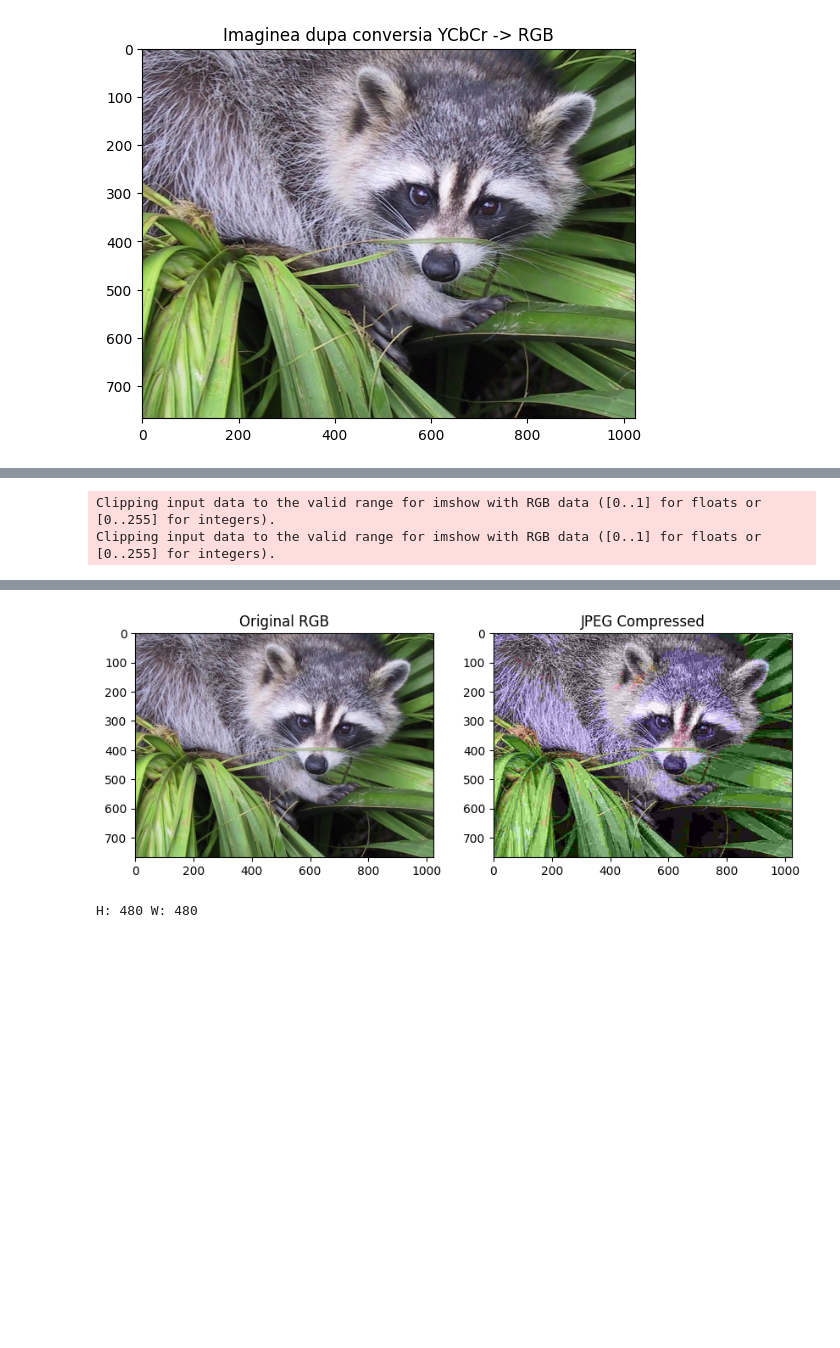
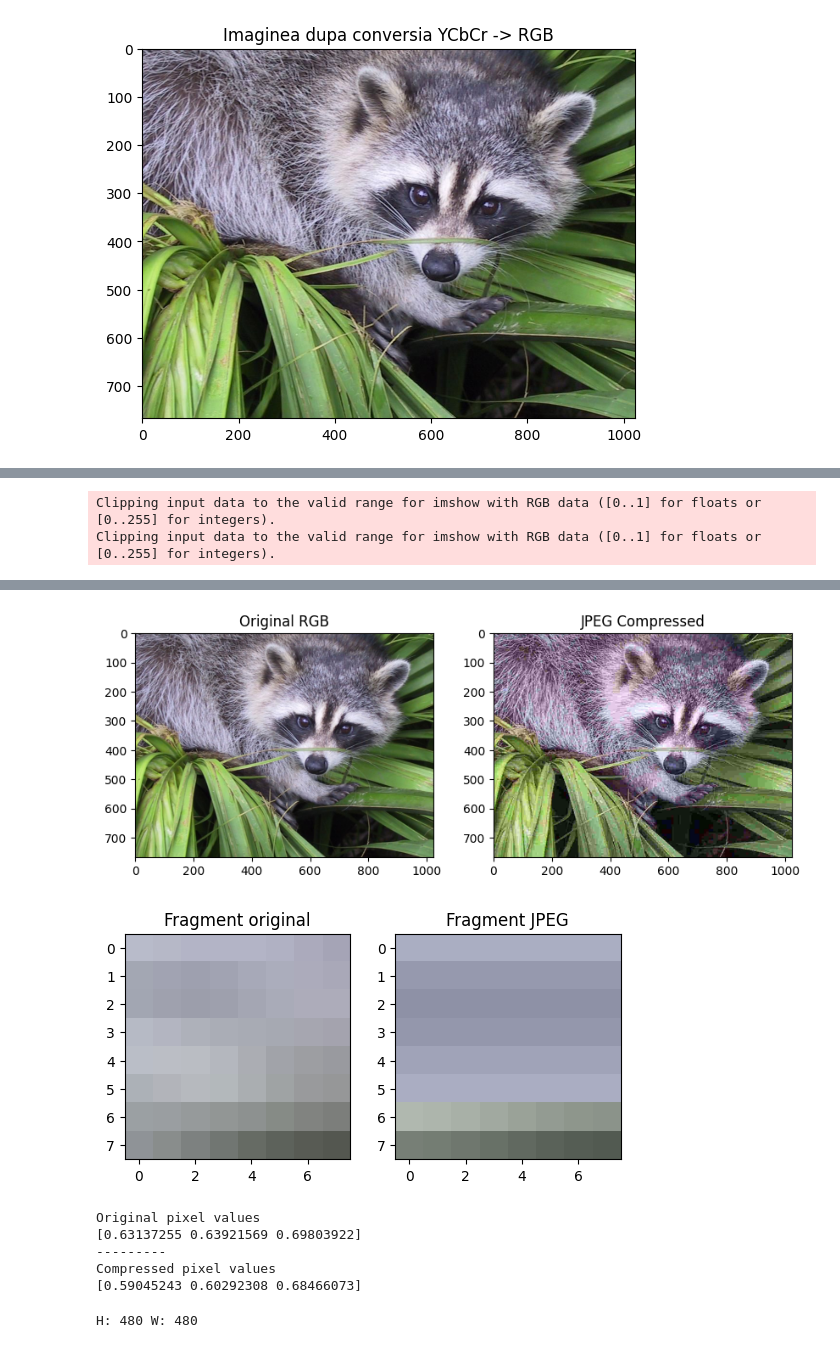
Before and after one commit to cristibc/SignalProcessingUB, a Jupyter notebook: tema1/ps-tema-01.ipynb, the cells around one changed output, grey strips where cells are left out. Cells and saved outputs as stored; diff of their text form; code cells hidden in the pictures; blank space fills up the shorter version.

```diff
--- a/tema1/ps-tema-01.ipynb
+++ b/tema1/ps-tema-01.ipynb
@@ -314,7 +356,7 @@ Cb = X_YCBCR[:, :, 1]
 Cr = X_YCBCR[:, :, 2]
 X_RGB = color.ycbcr2rgb(X_YCBCR)
 
-Q_jpeg = [[16, 11, 10, 16, 24, 40, 51, 61],
+Q_luma = [[16, 11, 10, 16, 24, 40, 51, 61],
           [12, 12, 14, 19, 26, 28, 60, 55],
           [14, 13, 16, 24, 40, 57, 69, 56],
           [14, 17, 22, 29, 51, 87, 80, 62],
@@ -323,32 +365,57 @@ Q_jpeg = [[16, 11, 10, 16, 24, 40, 51, 61],
           [49, 64, 78, 87, 103, 121, 120, 101],
           [72, 92, 95, 98, 112, 100, 103, 99]]
 
+Q_chroma = [[17, 18, 24, 47, 99, 99, 99, 99],
+            [18, 21, 26, 66, 99, 99, 99, 99],
+            [24, 26, 56, 99, 99, 99, 99, 99],
+            [47, 66, 99, 99, 99, 99, 99, 99],
+            [99, 99, 99, 99, 99, 99, 99, 99],
+            [99, 99, 99, 99, 99, 99, 99, 99],
+            [99, 99, 99, 99, 99, 99, 99, 99],
+            [99, 99, 99, 99, 99, 99, 99, 99]]
+
 # Encoding
-def encode_jpeg(input_image, Q_jpeg):
+def encode_jpeg(input_image, type, downsampling=0):
     x_rows = len(input_image)
     x_columns = len(input_image[0])
-    image_compressed = np.zeros_like(input_image)
+    image_uncompressed = input_image
+    image_compressed = np.zeros_like(image_uncompressed)
+
+    if type == "chroma":
+        Q_jpeg = Q_chroma
+    if type == "luma":
+        Q_jpeg = Q_luma
+
+    if type == "chroma":
+        if downsampling == 1:
+            for i in range(0, x_rows, 2):
+                for j in range(0, x_columns, 2):
+                    x = image_uncompressed[i:i+2, j:j+2]
+                    image_uncompressed[i:i+2, j:j+2] = np.average(x)
+
+        if downsampling == 2:
+            for i in range(0, x_rows, 2):
+                for j in range(0, x_columns, 2):
+                    x = image_uncompressed[i:i+2, j:j+2]
+                    image_uncompressed[i:i+2, j:j+2] = x[0, 0]
 
     for i in range(0, x_rows, 8):
         for j in range(0, x_columns, 8):
-                x = input_image[i:i+8:, j:j+8]
+                x = image_uncompressed[i:i+8, j:j+8]
                 y = dctn(x)
                 y_jpeg = Q_jpeg*np.round(y/Q_jpeg)
                 x_jpeg = idctn(y_jpeg)
                 image_compressed[i:i+8, j:j+8] = x_jpeg
-
     return image_compressed
 
-target_mse = 0.01
-
-current_mse = float('inf')
+target_mse = 0.007
 iteration = 0
 
 # Compresam imaginea o data pentru a obtine un starting MSE
 
-Y_compressed = encode_jpeg(Y, Q_jpeg)
-Cb_compressed = encode_jpeg(Cb, Q_jpeg)
-Cr_compressed = encode_jpeg(Cr, Q_jpeg)
+Y_compressed = encode_jpeg(Y, "luma")
+Cb_compressed = encode_jpeg(Cb, "chroma", 2)
+Cr_compressed = encode_jpeg(Cr, "chroma", 2)
 
 X_ycbcr_compressed = np.stack([Y_compressed, Cb_compressed, Cr_compressed], axis=-1)
 X_rgb_compressed = color.ycbcr2rgb(X_ycbcr_compressed)
@@ -358,19 +425,22 @@ print("Starting MSE: ", starting_mse)
 current_mse = starting_mse
 
 while current_mse < target_mse and iteration < 100:
-    Y_compressed = encode_jpeg(Y_compressed, Q_jpeg)
-    Cb_compressed = encode_jpeg(Cb_compressed, Q_jpeg)
-    Cr_compressed = encode_jpeg(Cr_compressed, Q_jpeg)
+    Y_compressed = encode_jpeg(Y_compressed, "luma")
+    Cb_compressed = encode_jpeg(Cb_compressed, "chroma", 2)
+    Cr_compressed = encode_jpeg(Cr_compressed, "chroma", 2)
 
     X_ycbcr_compressed = np.stack([Y_compressed, Cb_compressed, Cr_compressed], axis=-1)
     X_rgb_compressed = color.ycbcr2rgb(X_ycbcr_compressed)
 
     current_mse = mean_squared_error(X_RGB, X_rgb_compressed)
 
-    Q_jpeg = np.array(Q_jpeg) * np.sqrt(target_mse/current_mse)
+    Q_chroma = np.array(Q_chroma) * np.sqrt(target_mse/current_mse)
+    Q_luma = np.array(Q_luma) * np.sqrt(target_mse/current_mse)
 
     iteration += 1
     print("Iteration: {} | Current MSE: {}".format(iteration, current_mse))
+
+print("Final MSE: ", current_mse)
 
 plt.figure(figsize=(10, 5))
 plt.subplot(121)
@@ -380,6 +450,20 @@ plt.title('Original RGB')
 plt.subplot(122)
 plt.imshow(X_rgb_compressed)
 plt.title('JPEG Compressed')
+plt.show()
 
-print("Final MSE: ", current_mse)
+original_fragment = X_RGB[450:458, 680:688]
+compressed_fragment = X_rgb_compressed[450:458, 680:688]
+
+plt.subplot(121).imshow(original_fragment)
+plt.title('Fragment original')
+plt.subplot(122).imshow(compressed_fragment)
+plt.title('Fragment JPEG')
+plt.show()
+
+print("Original pixel values")
+print(original_fragment[1,1])
+print("---------")
+print("Compressed pixel values")
+print(compressed_fragment[1,1])
 # %% [output]
@@ -394,4 +479,10 @@ Final MSE:  0.01054284710721467
 [figure]
+[figure, added]
+Original pixel values
+[0.63137255 0.63921569 0.69803922]
+---------
+Compressed pixel values
+[0.59045243 0.60292308 0.68466073]
 # %%
 # Ex 4
 import cv2 as cv
```
Also changed, not shown: parts of 4 cells of this notebook, 1 other file.
